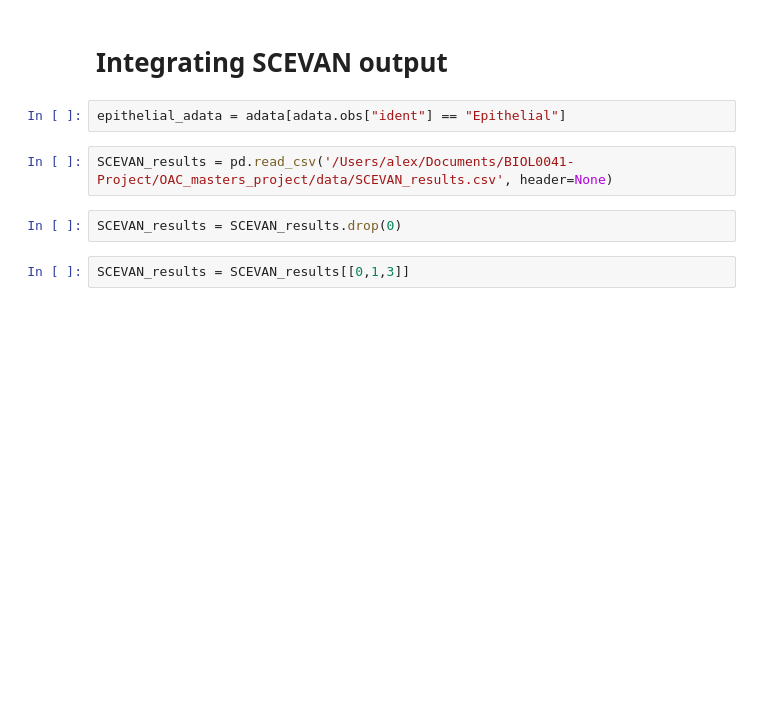
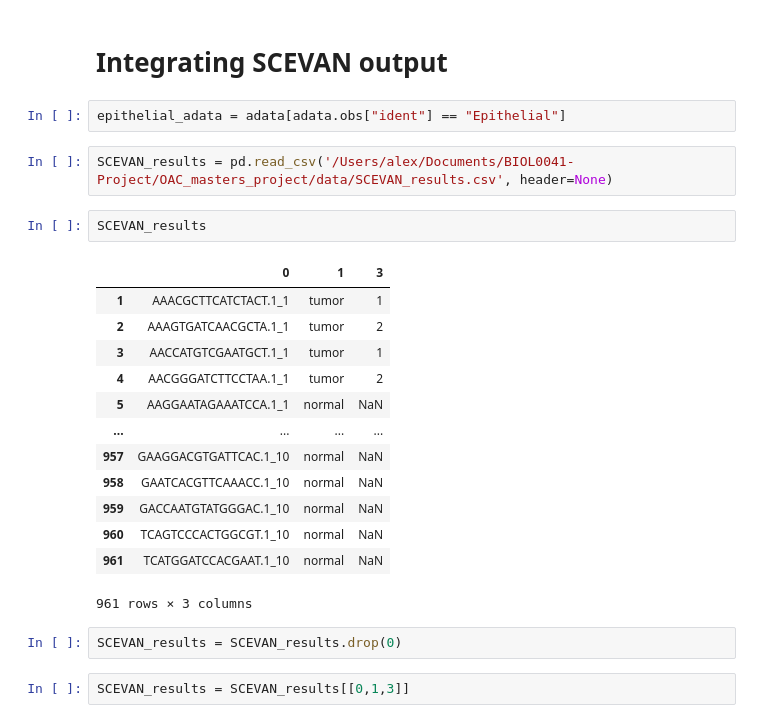
Before and after one commit to alex-broadley/OAC_masters_project, a Jupyter notebook: Scanpy_sc/paperData_sc_analysis.ipynb, the cells around one changed output. Saved outputs shown, nothing was run; the diff lists cells and outputs as text; blank space fills up the shorter version.

```diff
--- a/Scanpy_sc/paperData_sc_analysis.ipynb
+++ b/Scanpy_sc/paperData_sc_analysis.ipynb
@@ -199,6 +127,22 @@ raw_counts_to_export.to_csv("epi_normal_raw_counts.csv", sep=",", index=True, he
 epithelial_adata = adata[adata.obs["ident"] == "Epithelial"]
 # %%
 SCEVAN_results = pd.read_csv('/Users/alex/Documents/BIOL0041-Project/OAC_masters_project/data/SCEVAN_results.csv', header=None)
+# %%
+SCEVAN_results
+# %% [output]
+|  | 0 | 1 | 3 |
+| 1 | AAACGCTTCATCTACT.1_1 | tumor | 1 |
+| 2 | AAAGTGATCAACGCTA.1_1 | tumor | 2 |
+| 3 | AACCATGTCGAATGCT.1_1 | tumor | 1 |
+| 4 | AACGGGATCTTCCTAA.1_1 | tumor | 2 |
+| 5 | AAGGAATAGAAATCCA.1_1 | normal | NaN |
+| ... | ... | ... | ... |
+| 957 | GAAGGACGTGATTCAC.1_10 | normal | NaN |
+| 958 | GAATCACGTTCAAACC.1_10 | normal | NaN |
+| 959 | GACCAATGTATGGGAC.1_10 | normal | NaN |
+| 960 | TCAGTCCCACTGGCGT.1_10 | normal | NaN |
+| 961 | TCATGGATCCACGAAT.1_10 | normal | NaN |
+961 rows × 3 columns
 # %%
 SCEVAN_results = SCEVAN_results.drop(0)
 # %%
```
Also changed, not shown: parts of 34 cells of this notebook, 5 other files.
